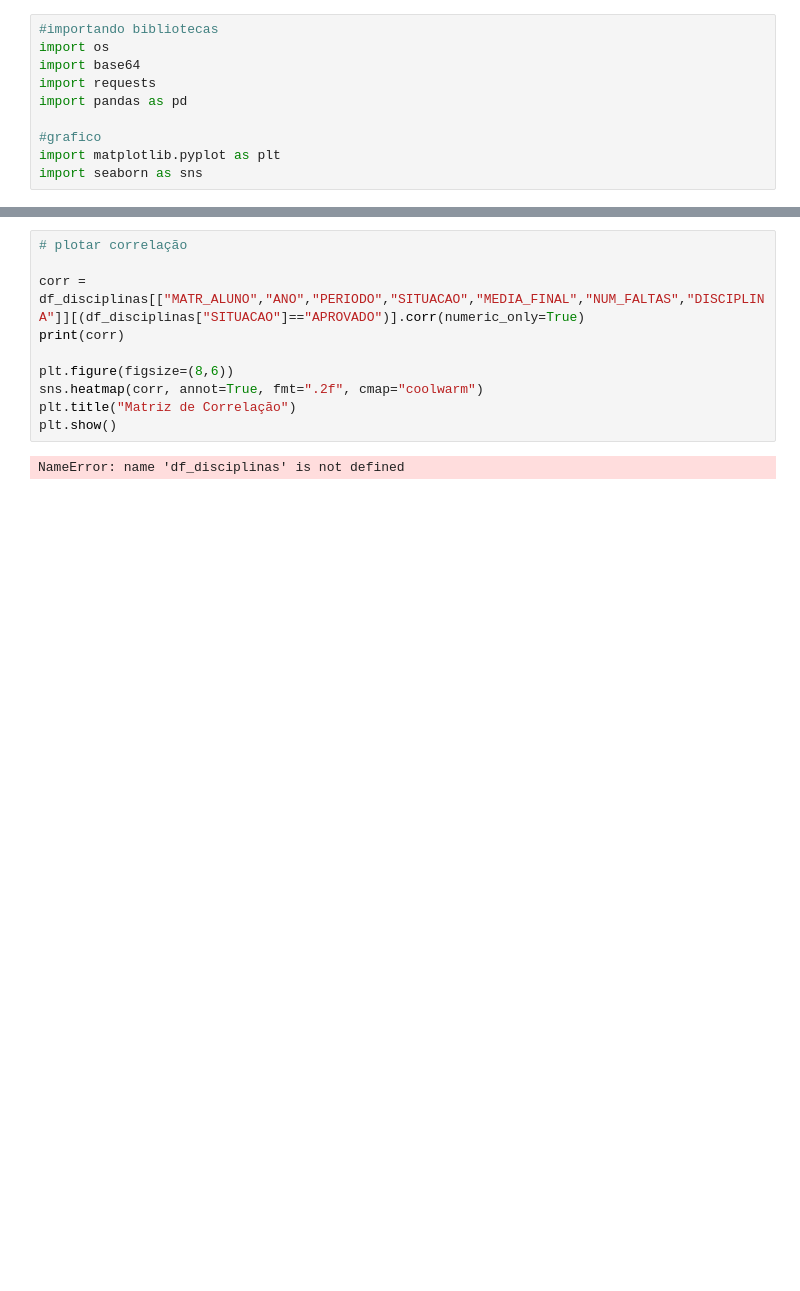
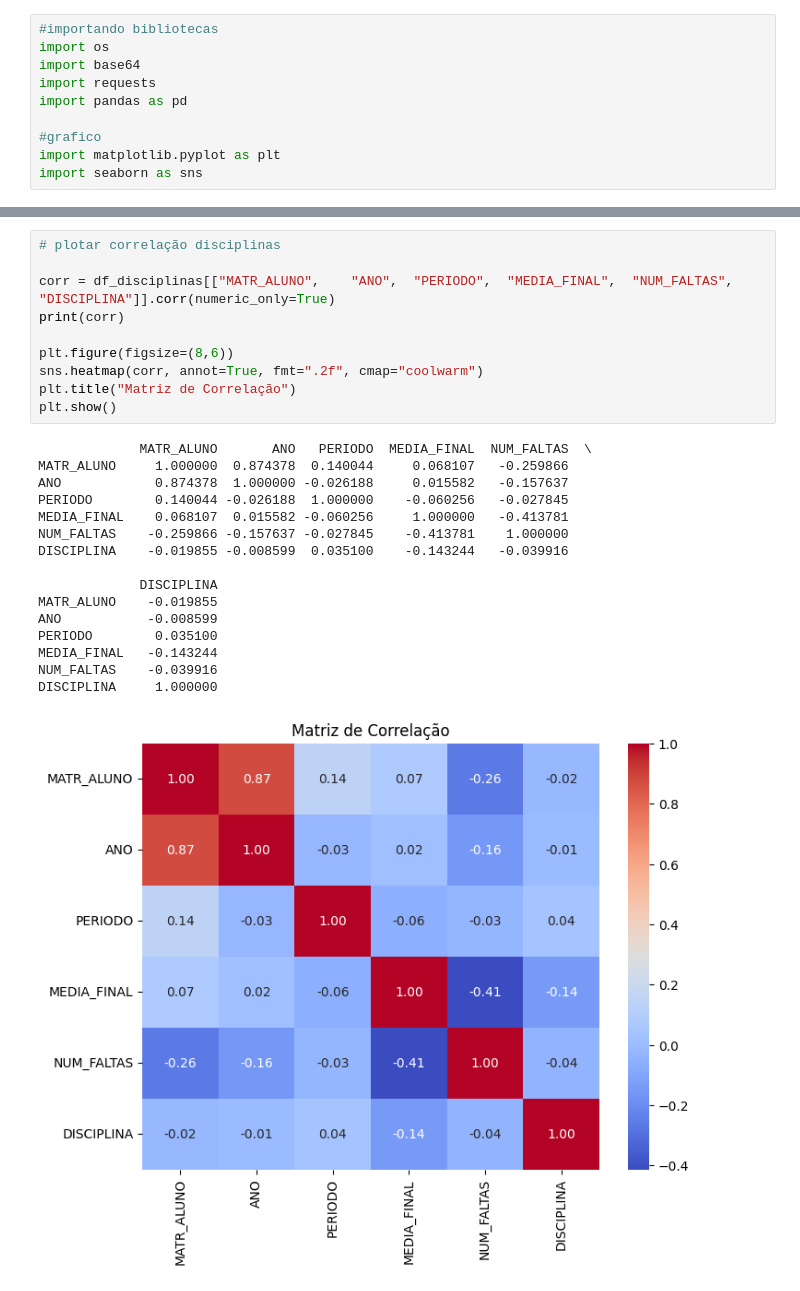
Before and after one commit to TallesSilva1/Reconhecimento-de-Padroes, a Jupyter notebook: Teste.ipynb, the cells around one changed output, grey strips where cells are left out. Drawn from its saved outputs; the diff is of its cells as text; blank space fills up the shorter version.

```diff
--- a/Teste.ipynb
+++ b/Teste.ipynb
@@ -22,12 +65,27 @@ NameError: name 'df_disciplinas' is not defined
 # %%
-# plotar correlação
+# plotar correlação disciplinas
 
-corr = df_disciplinas[["MATR_ALUNO","ANO","PERIODO","SITUACAO","MEDIA_FINAL","NUM_FALTAS","DISCIPLINA"]][(df_disciplinas["SITUACAO"]=="APROVADO")].corr(numeric_only=True)
+corr = df_disciplinas[["MATR_ALUNO",	"ANO",	"PERIODO",	"MEDIA_FINAL",	"NUM_FALTAS",	"DISCIPLINA"]].corr(numeric_only=True)
 print(corr)
 
 plt.figure(figsize=(8,6))
 sns.heatmap(corr, annot=True, fmt=".2f", cmap="coolwarm")
 plt.title("Matriz de Correlação")
 plt.show()
 # %% [output]
-NameError: name 'df_disciplinas' is not defined
+             MATR_ALUNO       ANO   PERIODO  MEDIA_FINAL  NUM_FALTAS  \
+MATR_ALUNO     1.000000  0.874378  0.140044     0.068107   -0.259866
+ANO            0.874378  1.000000 -0.026188     0.015582   -0.157637
+PERIODO        0.140044 -0.026188  1.000000    -0.060256   -0.027845
+MEDIA_FINAL    0.068107  0.015582 -0.060256     1.000000   -0.413781
+NUM_FALTAS    -0.259866 -0.157637 -0.027845    -0.413781    1.000000
+DISCIPLINA    -0.019855 -0.008599  0.035100    -0.143244   -0.039916
+
+             DISCIPLINA
+MATR_ALUNO    -0.019855
+ANO           -0.008599
+PERIODO        0.035100
+MEDIA_FINAL   -0.143244
+NUM_FALTAS    -0.039916
+DISCIPLINA     1.000000
+[figure, added]
```
Also changed, not shown: parts of 4 cells of this notebook.
